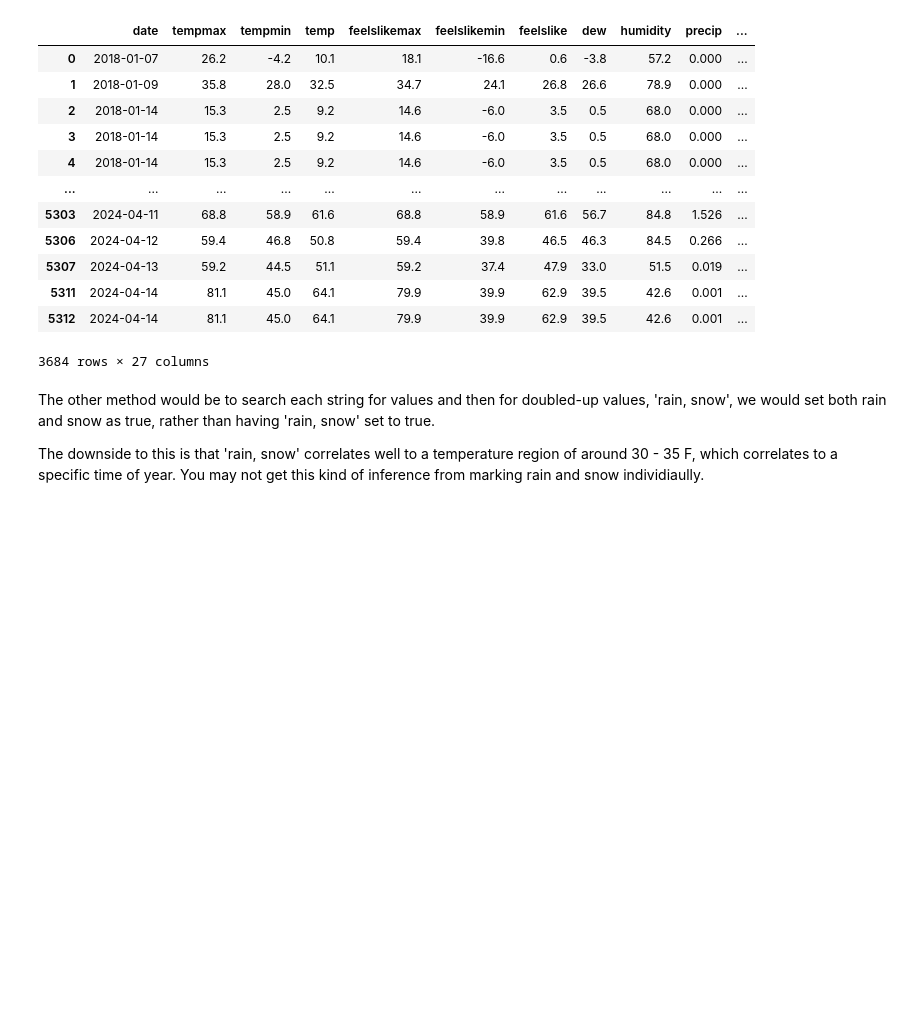
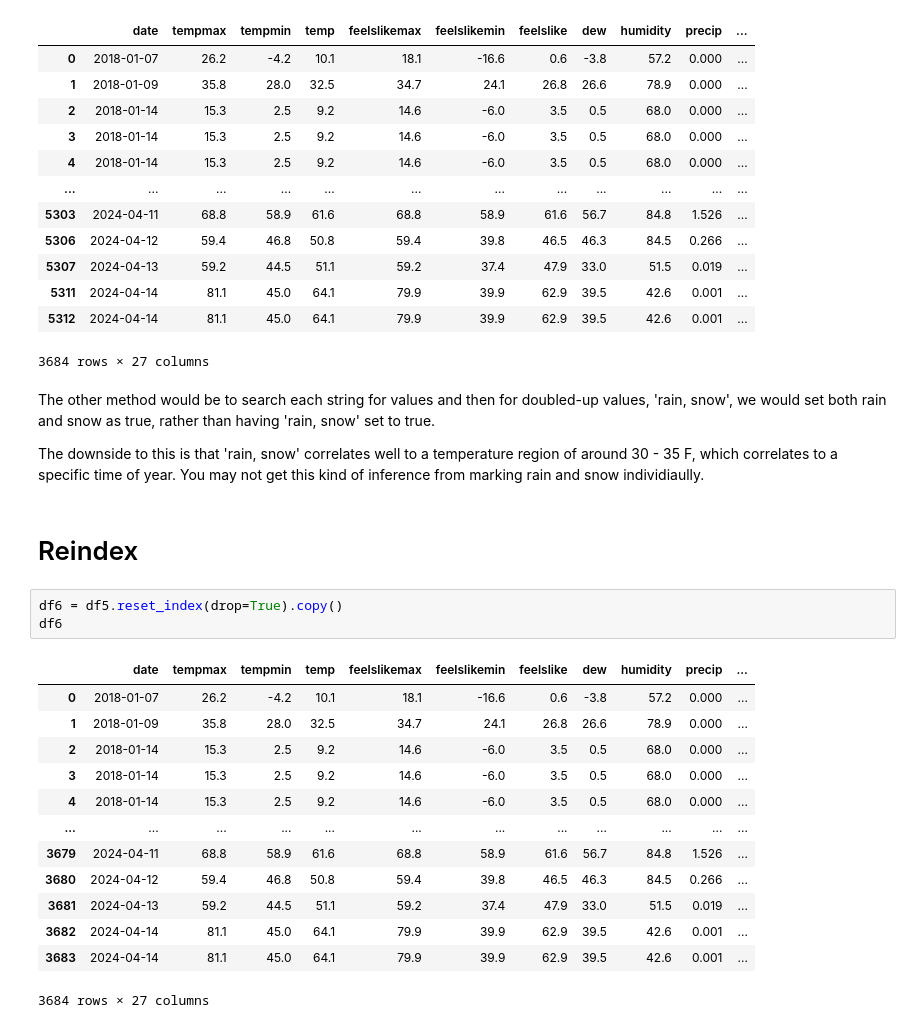
Before and after one commit to BBotzer/DAAN881_Team1, a Jupyter notebook: opioid_analytics/notebooks/data_formatting_pt2_bb.ipynb, the cells around one changed output. Drawn from its saved outputs; the diff is of its cells as text; blank space fills up the shorter version.

Commit message:
cleaned data: may needs dates back

```diff
--- a/opioid_analytics/notebooks/data_formatting_pt2_bb.ipynb
+++ b/opioid_analytics/notebooks/data_formatting_pt2_bb.ipynb
@@ -248,3 +248,22 @@ df5
 The other method would be to search each string for values and then for doubled-up values, 'rain, snow', we would set both rain and snow as true, rather than having 'rain, snow' set to true.
 
 The downside to this is that 'rain, snow' correlates well to a temperature region of around 30 - 35 F, which correlates to a specific time of year.  You may not get this kind of inference from marking rain and snow individiaully.
+# %% [markdown]
+# Reindex
+# %%
+df6 = df5.reset_index(drop=True).copy()
+df6
+# %% [output]
+|  | date | tempmax | tempmin | temp | feelslikemax | feelslikemin | feelslike | dew | humidity | precip | ... |
+| 0 | 2018-01-07 | 26.2 | -4.2 | 10.1 | 18.1 | -16.6 | 0.6 | -3.8 | 57.2 | 0.000 | ... |
+| 1 | 2018-01-09 | 35.8 | 28.0 | 32.5 | 34.7 | 24.1 | 26.8 | 26.6 | 78.9 | 0.000 | ... |
+| 2 | 2018-01-14 | 15.3 | 2.5 | 9.2 | 14.6 | -6.0 | 3.5 | 0.5 | 68.0 | 0.000 | ... |
+| 3 | 2018-01-14 | 15.3 | 2.5 | 9.2 | 14.6 | -6.0 | 3.5 | 0.5 | 68.0 | 0.000 | ... |
+| 4 | 2018-01-14 | 15.3 | 2.5 | 9.2 | 14.6 | -6.0 | 3.5 | 0.5 | 68.0 | 0.000 | ... |
+| ... | ... | ... | ... | ... | ... | ... | ... | ... | ... | ... | ... |
+| 3679 | 2024-04-11 | 68.8 | 58.9 | 61.6 | 68.8 | 58.9 | 61.6 | 56.7 | 84.8 | 1.526 | ... |
+| 3680 | 2024-04-12 | 59.4 | 46.8 | 50.8 | 59.4 | 39.8 | 46.5 | 46.3 | 84.5 | 0.266 | ... |
+| 3681 | 2024-04-13 | 59.2 | 44.5 | 51.1 | 59.2 | 37.4 | 47.9 | 33.0 | 51.5 | 0.019 | ... |
+| 3682 | 2024-04-14 | 81.1 | 45.0 | 64.1 | 79.9 | 39.9 | 62.9 | 39.5 | 42.6 | 0.001 | ... |
+| 3683 | 2024-04-14 | 81.1 | 45.0 | 64.1 | 79.9 | 39.9 | 62.9 | 39.5 | 42.6 | 0.001 | ... |
+3684 rows × 27 columns
```
Also changed, not shown: parts of 6 cells of this notebook.
